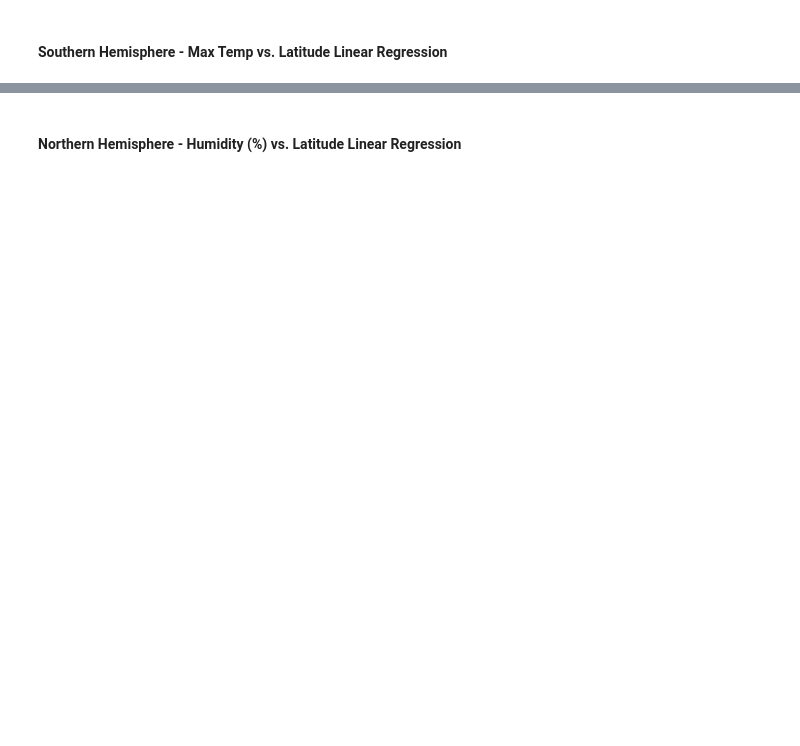
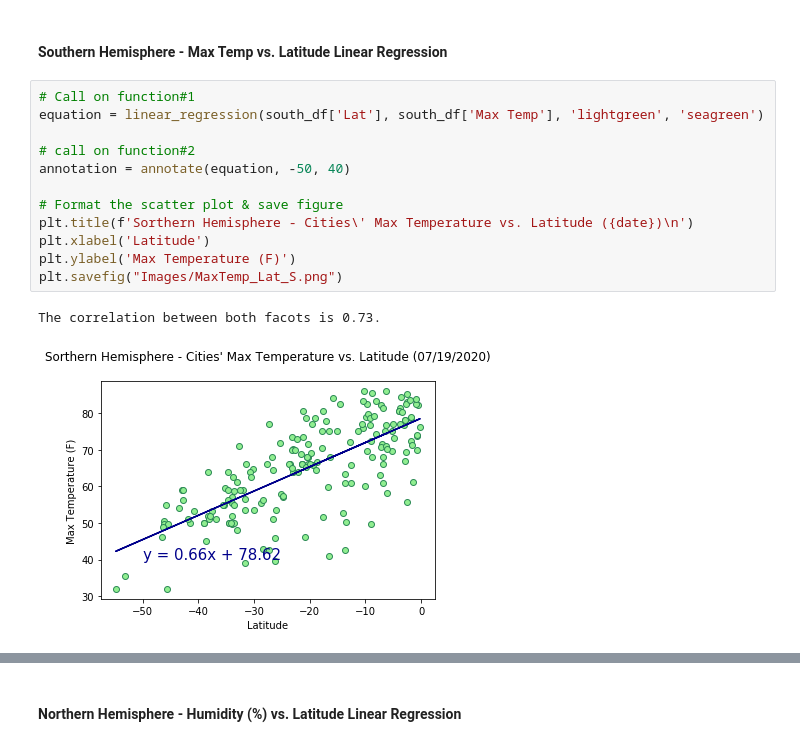
Before and after one commit to keiyaus/python-api-challenge, a Jupyter notebook: WeatherPy/WeatherPy_starter-Copy1.ipynb, the cells around one changed output, grey strips where cells are left out. Drawn from its saved outputs; the diff is of its cells as text; blank space fills up the shorter version.

```diff
--- a/WeatherPy/WeatherPy_starter-Copy1.ipynb
+++ b/WeatherPy/WeatherPy_starter-Copy1.ipynb
@@ -288,2 +324,17 @@ In the above chart, cities' latitude is plotted against their wind speed. In gen
 # %% [markdown]
 ####  Southern Hemisphere - Max Temp vs. Latitude Linear Regression
+# %%
+# Call on function#1
+equation = linear_regression(south_df['Lat'], south_df['Max Temp'], 'lightgreen', 'seagreen')
+
+# call on function#2
+annotation = annotate(equation, -50, 40)
+
+# Format the scatter plot & save figure
+plt.title(f'Sorthern Hemisphere - Cities\' Max Temperature vs. Latitude ({date})\n')
+plt.xlabel('Latitude')
+plt.ylabel('Max Temperature (F)')
+plt.savefig("Images/MaxTemp_Lat_S.png")
+# %% [output]
+The correlation between both facots is 0.73.
+[figure, added]
```
Also changed, not shown: parts of 28 cells of this notebook, 17 other files.
